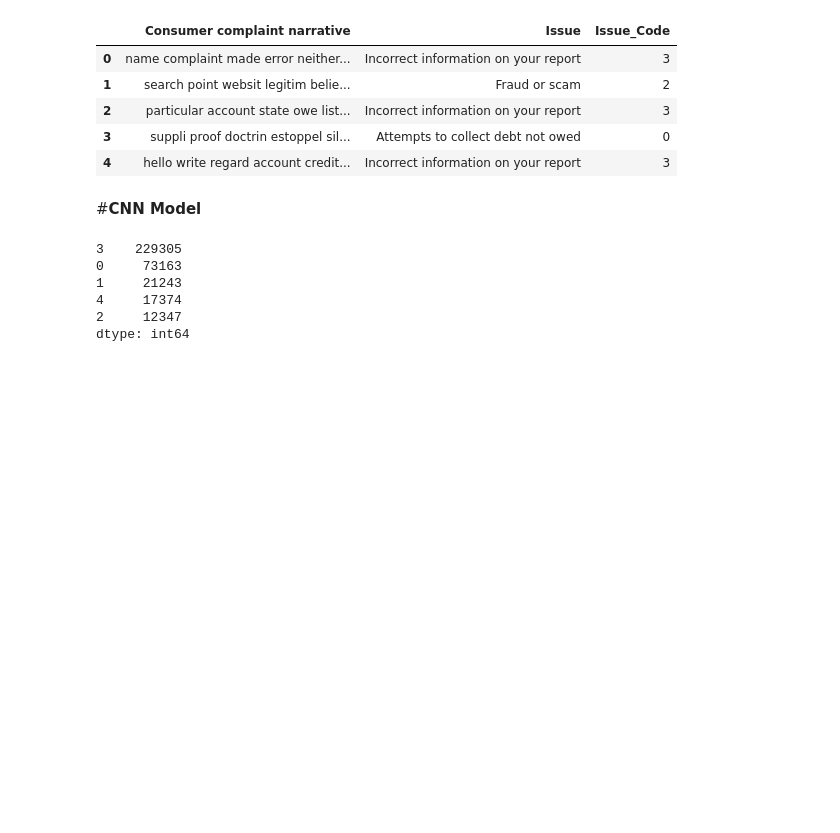
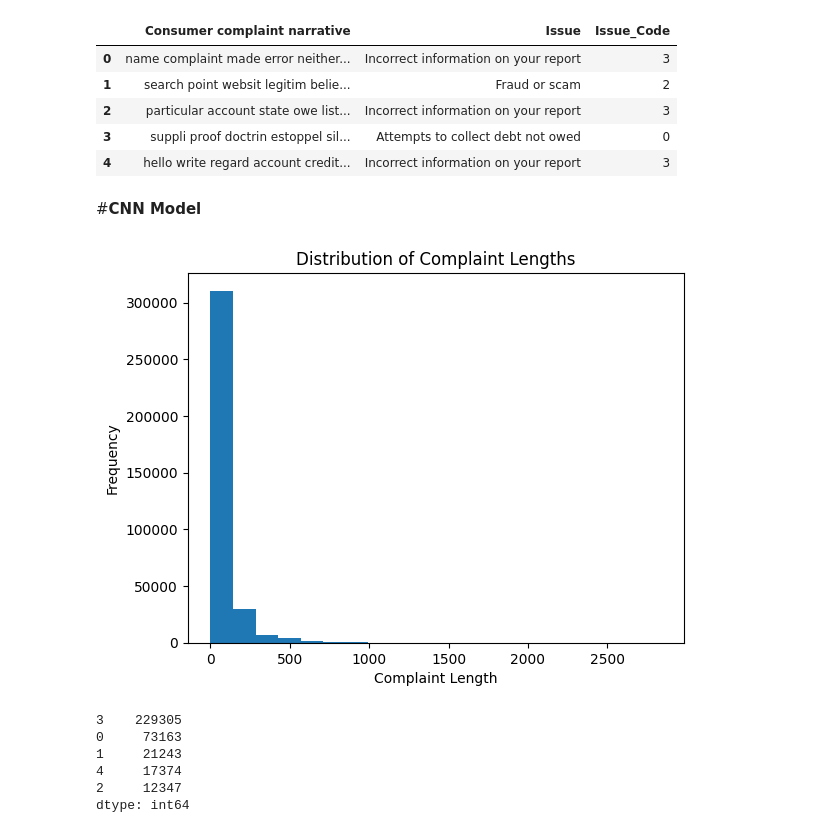
Before and after one commit to nss-data-science-cohort-6/cfpb_text_classification-el_chapo, a Jupyter notebook: complaints_preprocessing.ipynb, the cells around one changed output. Saved outputs shown, nothing was run; the diff lists cells and outputs as text; code cells hidden in the pictures; blank space fills up the shorter version.

```diff
--- a/complaints_preprocessing.ipynb
+++ b/complaints_preprocessing.ipynb
@@ -167,22 +167,36 @@ from tensorflow.keras.preprocessing.sequence import pad_sequences
 from tensorflow.keras.layers import Embedding, Conv1D, GlobalMaxPooling1D, Dense
 from sklearn.metrics import confusion_matrix
 # %%
-tokenized_narratives = [x if isinstance(x, list) else [] for x in complaints_p['Consumer complaint narrative'].tolist()]
+tokenized_narratives = [x.split() if isinstance(x, str) else [] for x in complaints_p['Consumer complaint narrative'].tolist()]
 labels = complaints_p['Issue_Code'].tolist()
+# %%
+import matplotlib.pyplot as plt
+
+# Calculate the lengths of the complaint narratives
+complaint_lengths = [len(sentence) for sentence in tokenized_narratives]
+
+# Create a histogram
+plt.hist(complaint_lengths, bins=20)
+plt.xlabel('Complaint Length')
+plt.ylabel('Frequency')
+plt.title('Distribution of Complaint Lengths')
+plt.show()
+# %% [output]
+[figure, added]
+# %%
+class_counts = pd.Series(labels).value_counts()
+class_counts
+# %% [output]
+3    229305
+0     73163
+1     21243
+4     17374
+2     12347
+dtype: int64
 # %%
 tokens = sorted(set([x for sentence in tokenized_narratives for x in sentence]))
 token_index = {word: i + 1 for i, word in enumerate(tokens)}
 index_token = {i + 1: word for i, word in enumerate(tokens)}
-# %%
-class_counts = pd.Series(labels).value_counts()
-class_counts
-# %% [output]
-3    229305
-0     73163
-1     21243
-4     17374
-2     12347
-dtype: int64
 # %%
 X = [[token_index[word] for word in sentence] for sentence in tokenized_narratives]
 X = pad_sequences(X, maxlen=100)
```
Also changed, not shown: parts of 8 cells of this notebook.
